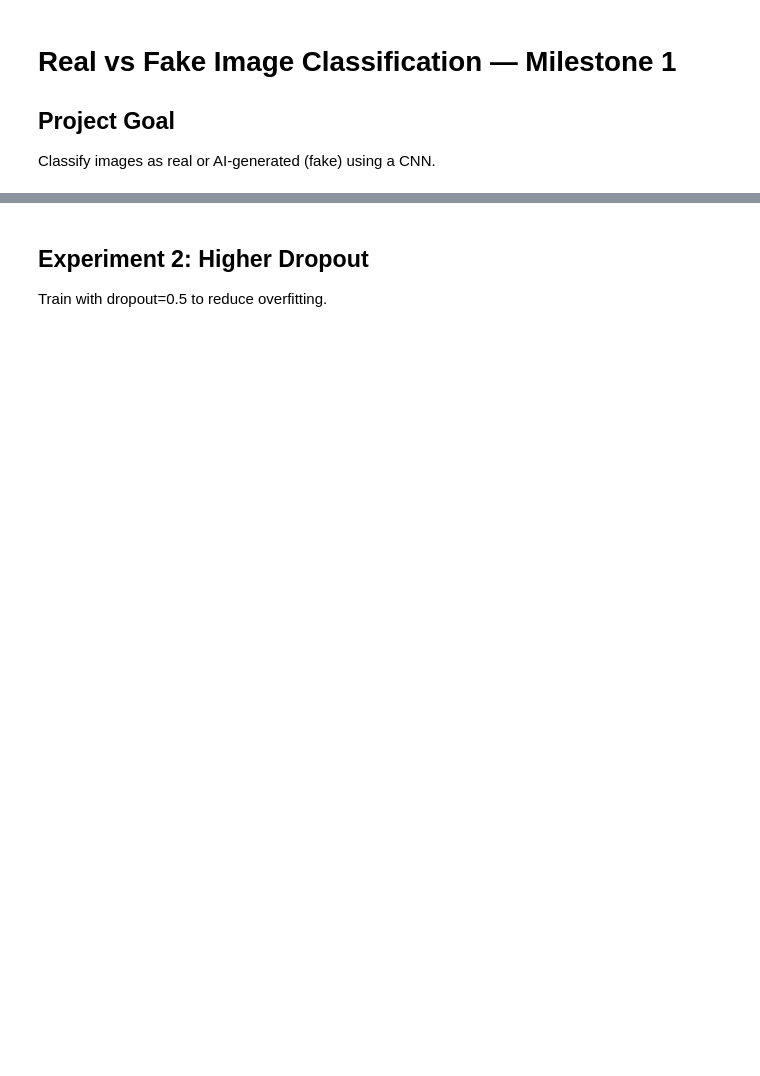
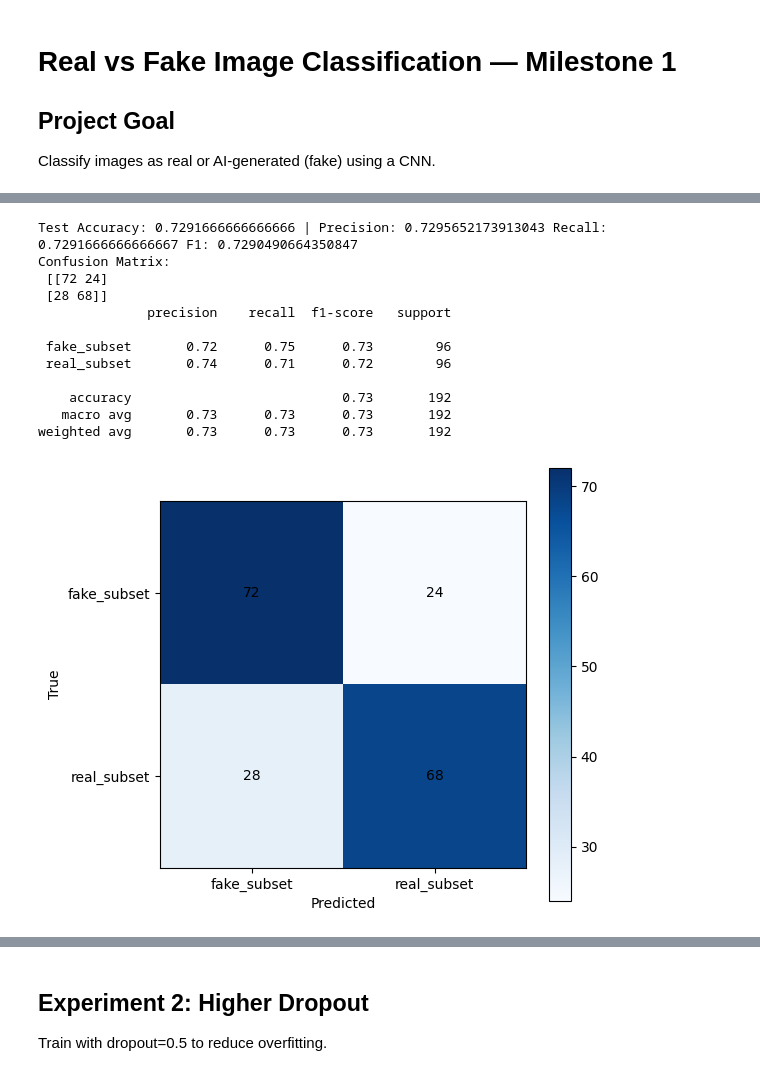
Before and after one commit to LeylaEynullazada/cnn-ai-image-generalization, a Jupyter notebook: milestone1.ipynb, the cells around one changed output, grey strips where cells are left out. Saved outputs shown, nothing was run; the diff lists cells and outputs as text; code cells hidden in the pictures; blank space fills up the shorter version.

```diff
--- a/milestone1.ipynb
+++ b/milestone1.ipynb
@@ -47,4 +28,4 @@ drive.mount('/content/drive')
 !pip install -q torch torchvision numpy matplotlib tqdm scikit-learn
 # %%
 # Set data path: "." for local or Colab with data in repo. For Colab+Drive, mount and set path.
-DATA_DIR = "."
+DATA_DIR = "/content/drive/MyDrive/dataset_subset"
@@ -101,10 +89,25 @@ plt.show()
 # %%
 # Load best model and evaluate
 model1.load_state_dict(torch.load("checkpoints/exp1_baseline.pth", map_location=device)["model_state_dict"])
 y_true, y_pred, y_probs = evaluate(model1, test_loader, device)
 acc, cm, report = get_metrics(y_true, y_pred, list(classes))
-print("Test Accuracy:", acc)
+p, r, f1 = precision_recall_f1(y_true, y_pred)
+print("Test Accuracy:", acc, "| Precision:", p, "Recall:", r, "F1:", f1)
 print("Confusion Matrix:\n", cm)
 print(report)
 plot_confusion_matrix(cm, list(classes))
+# %% [output]
+Test Accuracy: 0.7291666666666666 | Precision: 0.7295652173913043 Recall: 0.7291666666666667 F1: 0.7290490664350847
+Confusion Matrix:
+ [[72 24]
+ [28 68]]
+              precision    recall  f1-score   support
+
+ fake_subset       0.72      0.75      0.73        96
+ real_subset       0.74      0.71      0.72        96
+
+    accuracy                           0.73       192
+   macro avg       0.73      0.73      0.73       192
+weighted avg       0.73      0.73      0.73       192
+[figure, added]
 # %%
```
Also changed, not shown: parts of 15 cells of this notebook.
